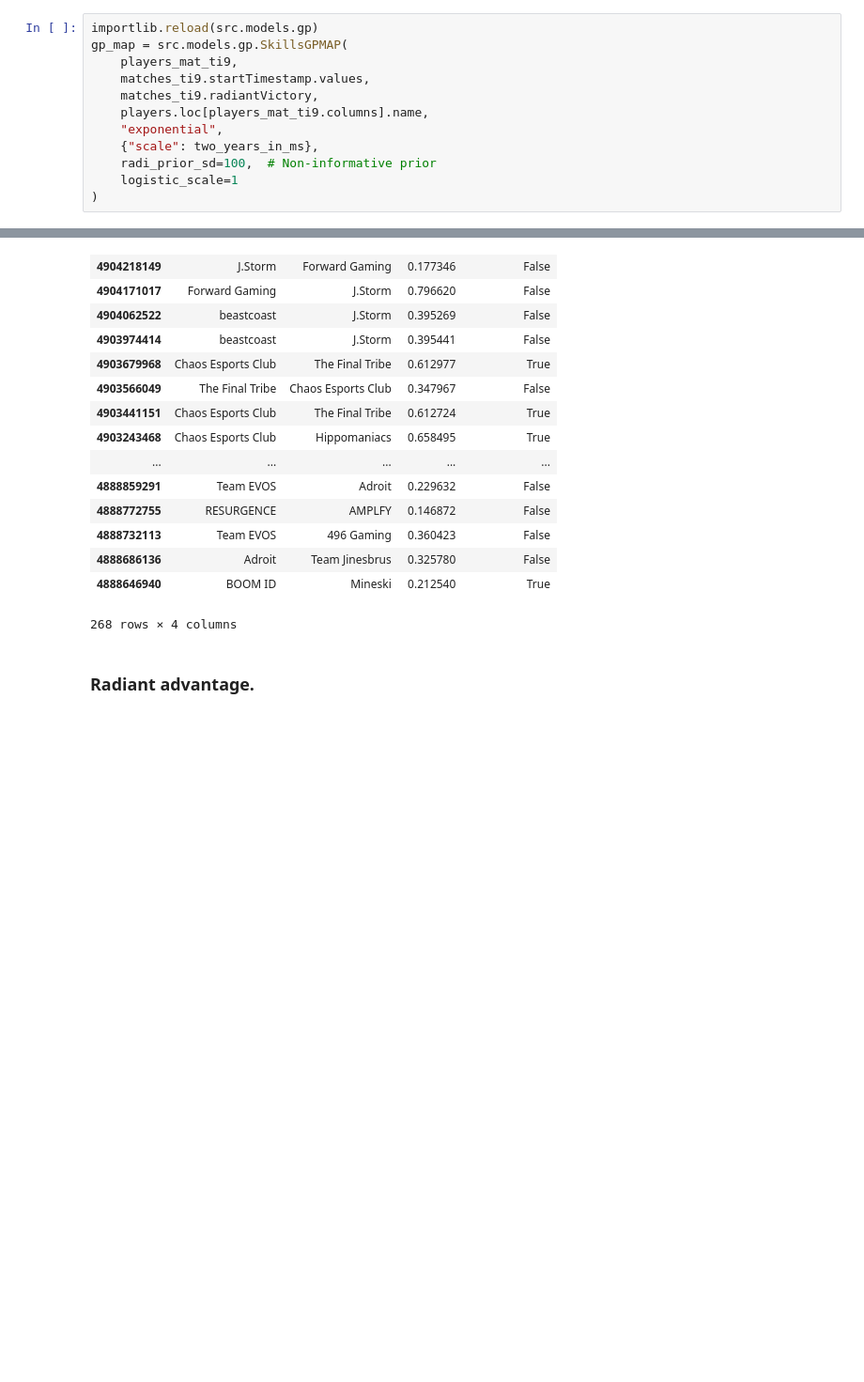
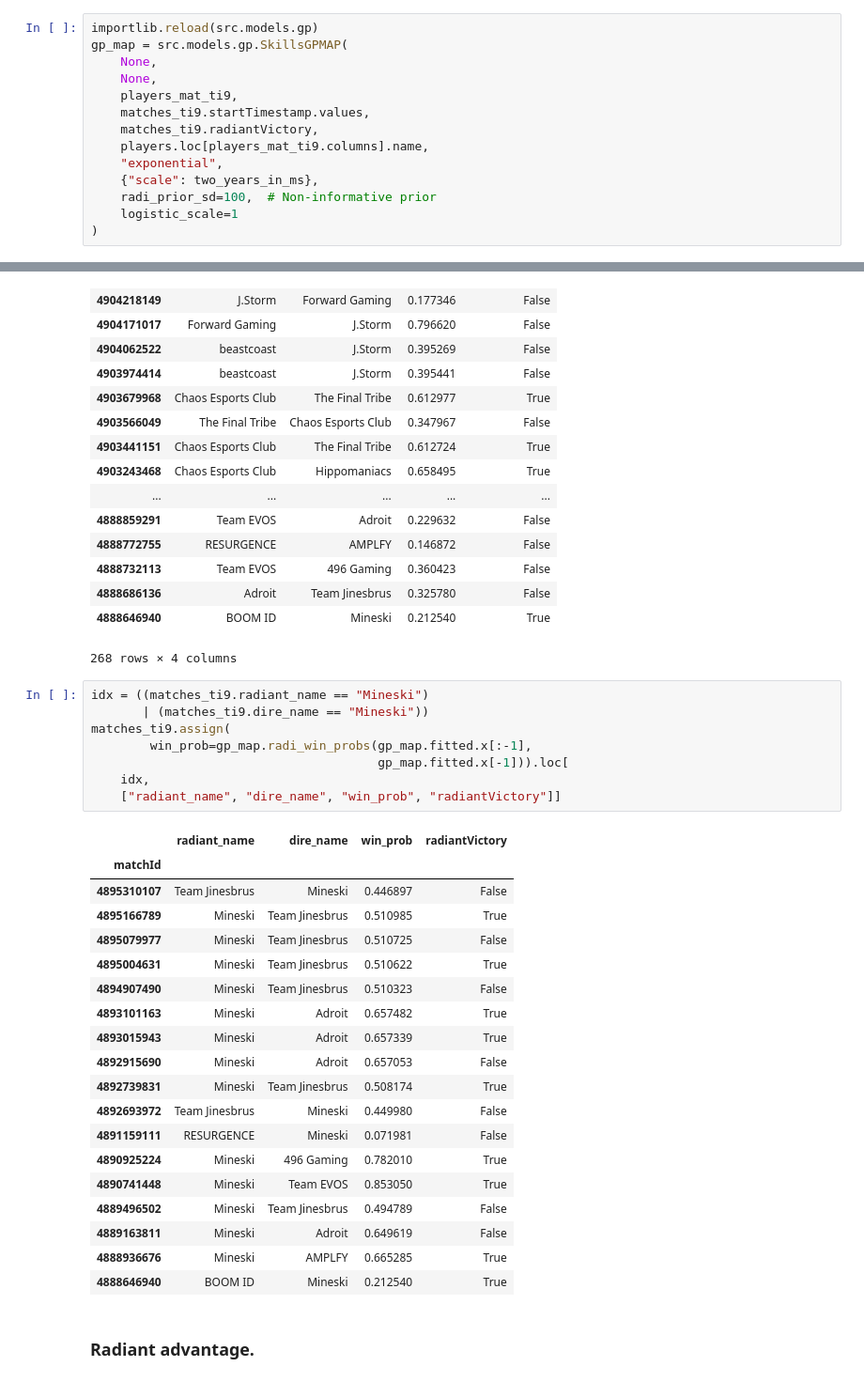
Before and after one commit to yl3/dota2, a Jupyter notebook: notebooks/11-test_gp_after_major_refactoring.20190804.ipynb, the cells around one changed output, grey strips where cells are left out. Shown at 94% size. Cells and saved outputs as stored; diff of their text form; blank space fills up the shorter version.

```diff
--- a/notebooks/11-test_gp_after_major_refactoring.20190804.ipynb
+++ b/notebooks/11-test_gp_after_major_refactoring.20190804.ipynb
@@ -61,6 +61,8 @@ two_years_in_ms = 2 * 365 * 24 * 60 * 60 * 1000
 # %%
 importlib.reload(src.models.gp)
 gp_map = src.models.gp.SkillsGPMAP(
+    None,
+    None,
     players_mat_ti9,
     matches_ti9.startTimestamp.values,
     matches_ti9.radiantVictory,
@@ -110,6 +112,34 @@ matches_ti9.assign(
 | 4888686136 | Adroit | Team Jinesbrus | 0.325780 | False |
 | 4888646940 | BOOM ID | Mineski | 0.212540 | True |
 268 rows × 4 columns
+# %%
+idx = ((matches_ti9.radiant_name == "Mineski")
+       | (matches_ti9.dire_name == "Mineski"))
+matches_ti9.assign(
+        win_prob=gp_map.radi_win_probs(gp_map.fitted.x[:-1],
+                                       gp_map.fitted.x[-1])).loc[
+    idx,
+    ["radiant_name", "dire_name", "win_prob", "radiantVictory"]]
+# %% [output]
+|  | radiant_name | dire_name | win_prob | radiantVictory |
+| matchId |  |  |  |  |
+| 4895310107 | Team Jinesbrus | Mineski | 0.446897 | False |
+| 4895166789 | Mineski | Team Jinesbrus | 0.510985 | True |
+| 4895079977 | Mineski | Team Jinesbrus | 0.510725 | False |
+| 4895004631 | Mineski | Team Jinesbrus | 0.510622 | True |
+| 4894907490 | Mineski | Team Jinesbrus | 0.510323 | False |
+| 4893101163 | Mineski | Adroit | 0.657482 | True |
+| 4893015943 | Mineski | Adroit | 0.657339 | True |
+| 4892915690 | Mineski | Adroit | 0.657053 | False |
+| 4892739831 | Mineski | Team Jinesbrus | 0.508174 | True |
+| 4892693972 | Team Jinesbrus | Mineski | 0.449980 | False |
+| 4891159111 | RESURGENCE | Mineski | 0.071981 | False |
+| 4890925224 | Mineski | 496 Gaming | 0.782010 | True |
+| 4890741448 | Mineski | Team EVOS | 0.853050 | True |
+| 4889496502 | Mineski | Team Jinesbrus | 0.494789 | False |
+| 4889163811 | Mineski | Adroit | 0.649619 | False |
+| 4888936676 | Mineski | AMPLFY | 0.665285 | True |
+| 4888646940 | BOOM ID | Mineski | 0.212540 | True |
 # %% [markdown]
 ### Radiant advantage.
 # %%
```
Also changed, not shown: 4 other files.
